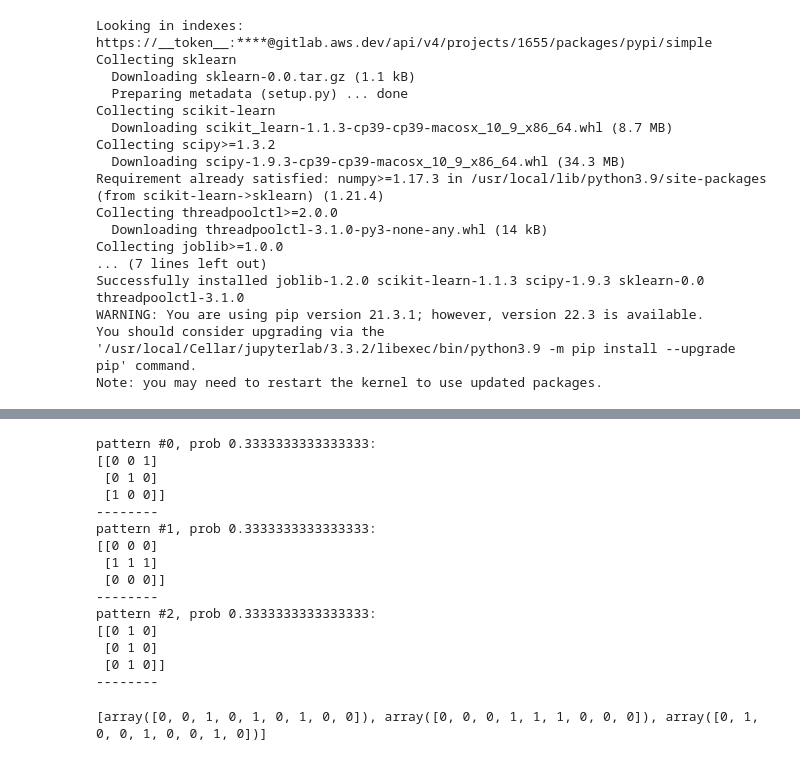
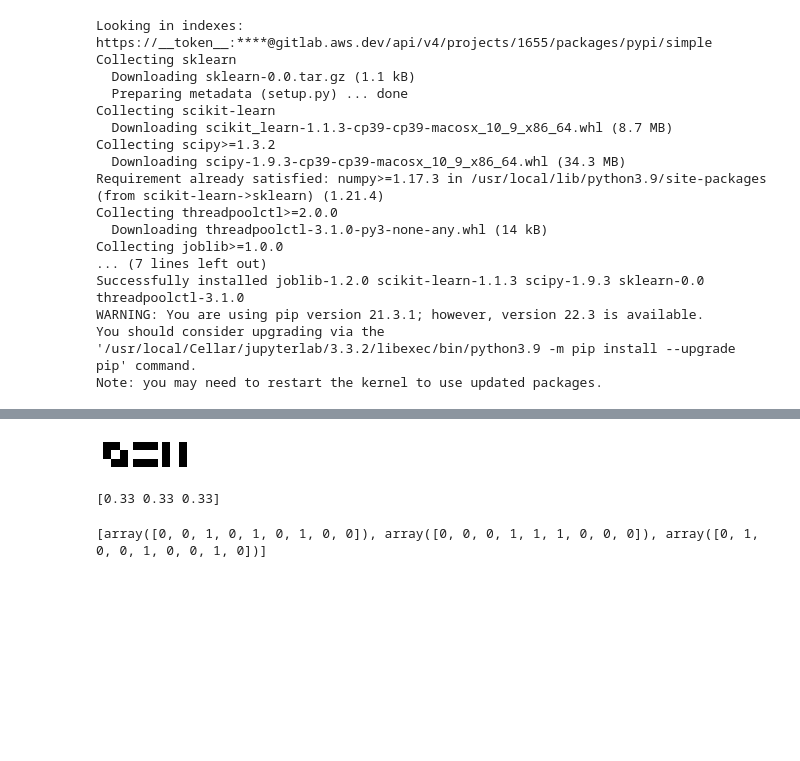
Before and after one commit to rohrl/frontprop, a Jupyter notebook: frontprop.ipynb, the cells around one changed output, grey strips where cells are left out. Cells and saved outputs as stored; diff of their text form; code cells hidden in the pictures; blank space fills up the shorter version.

```diff
--- a/frontprop.ipynb
+++ b/frontprop.ipynb
@@ -78,24 +84,14 @@ for p in patterns:
 # %%
-for i in range(len(patterns)):
-    print(f"pattern #{i}, prob {probs[i]}:")
-    print(patterns[i])
-    print('--------')
+plot_matrix(*patterns)
+print(probs)
+
+# for i in range(len(patterns)):
+#     print(f"pattern #{i}, prob {probs[i]}:")
+#     print(patterns[i])
+#     print('--------')
 # %% [output]
+[figure, added]
-pattern #0, prob 0.3333333333333333:
-[[0 0 1]
- [0 1 0]
- [1 0 0]]
---------
-pattern #1, prob 0.3333333333333333:
-[[0 0 0]
- [1 1 1]
- [0 0 0]]
---------
-pattern #2, prob 0.3333333333333333:
-[[0 1 0]
- [0 1 0]
- [0 1 0]]
---------
+[0.33 0.33 0.33]
 # %%
 inputs = [p.flatten() for p in patterns]
 print(inputs)
```
Also changed, not shown: parts of 13 cells of this notebook.
